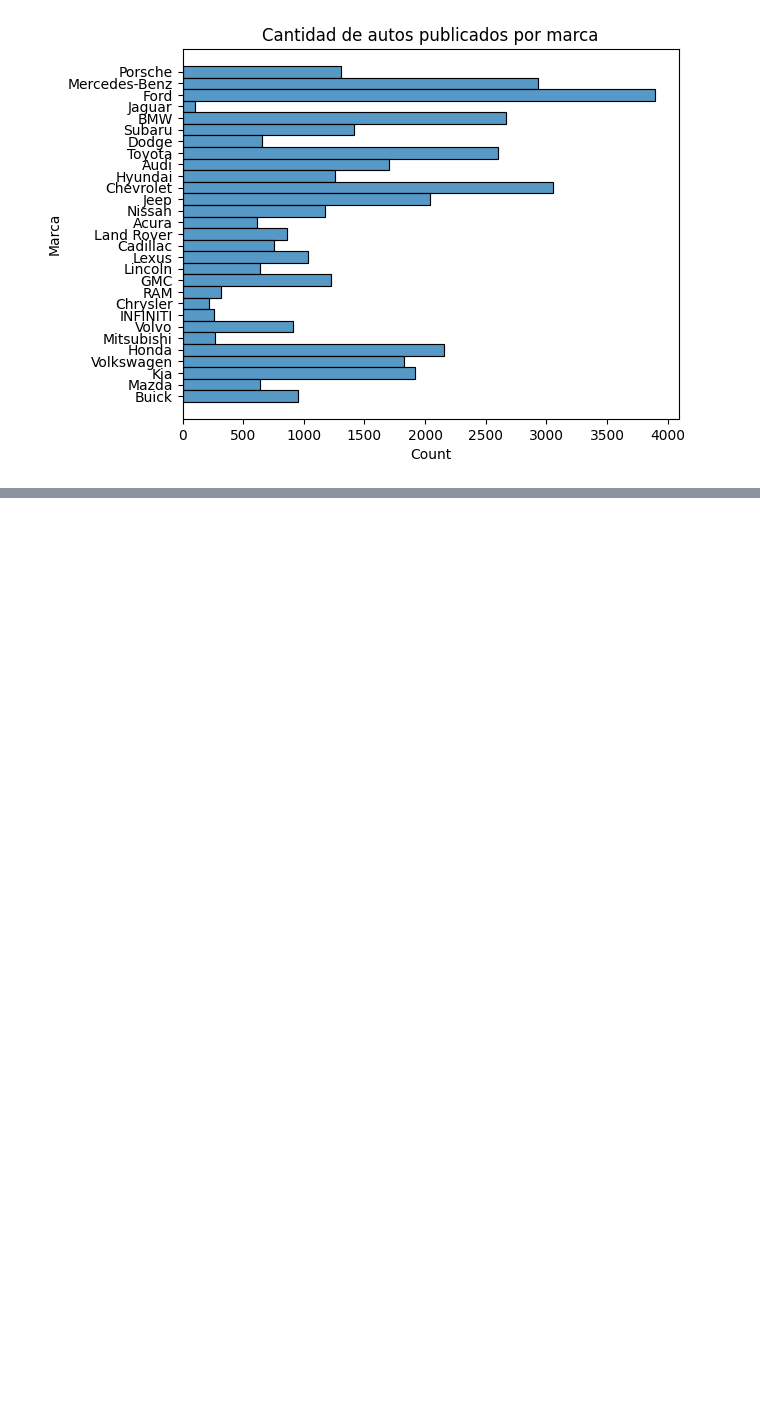
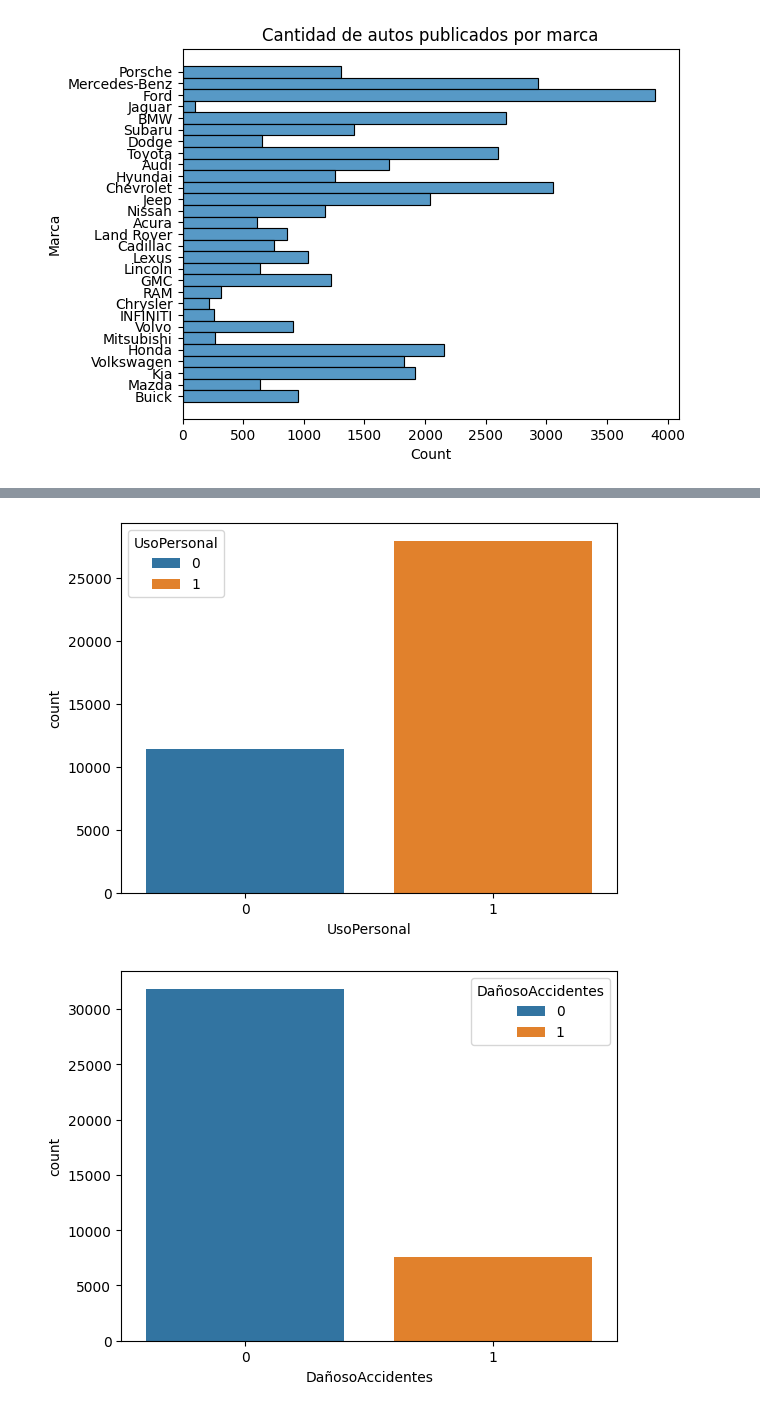
Before and after one commit to emalincic/Primera_Pre-entrega_DS1, a Jupyter notebook: 1er_entregable.ipynb, the cells around one changed output, grey strips where cells are left out. Saved outputs shown, nothing was run; the diff lists cells and outputs as text; code cells hidden in the pictures; blank space fills up the shorter version.

```diff
--- a/1er_entregable.ipynb
+++ b/1er_entregable.ipynb
@@ -183,0 +231,12 @@ sns.lineplot(data=df[(df['Kilómetros']<Reducción)],
+# %%
+sns.countplot(data=df,
+              x='UsoPersonal',
+              hue='UsoPersonal')
+plt.show()
+sns.countplot(data=df,
+              x='DañosoAccidentes',
+              hue='DañosoAccidentes')
+plt.show()
+# %% [output]
+[figure, added]
+[figure, added]
```
Also changed, not shown: parts of 11 cells of this notebook, 1 other file.
